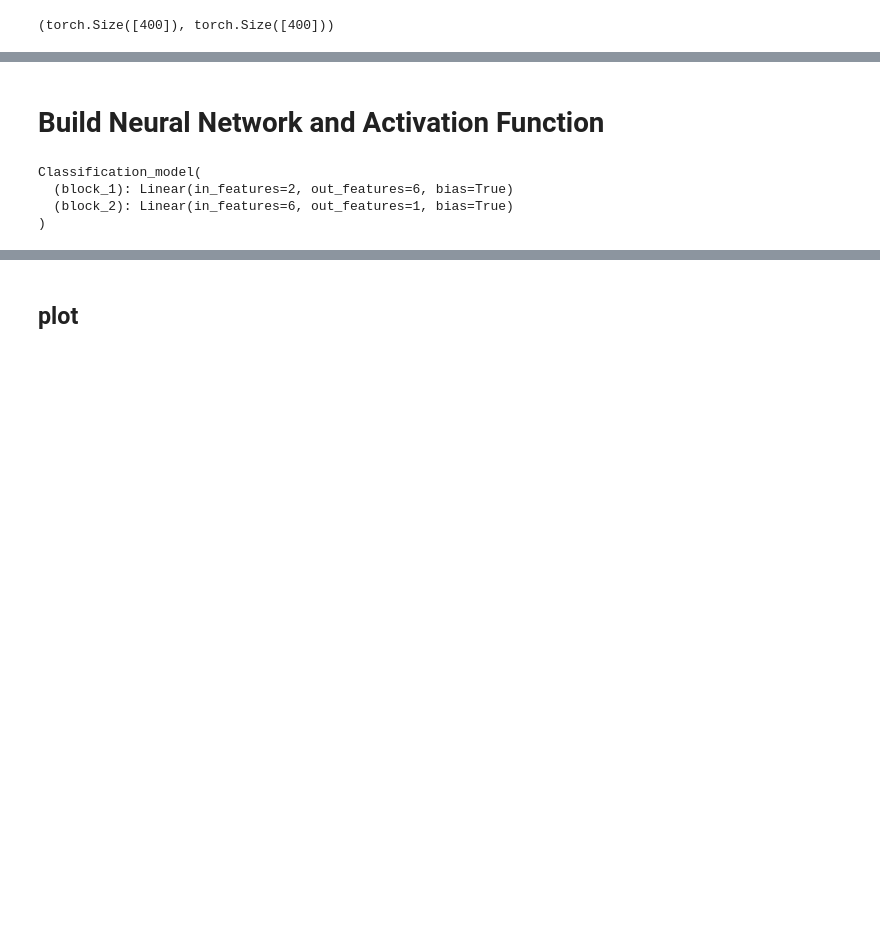
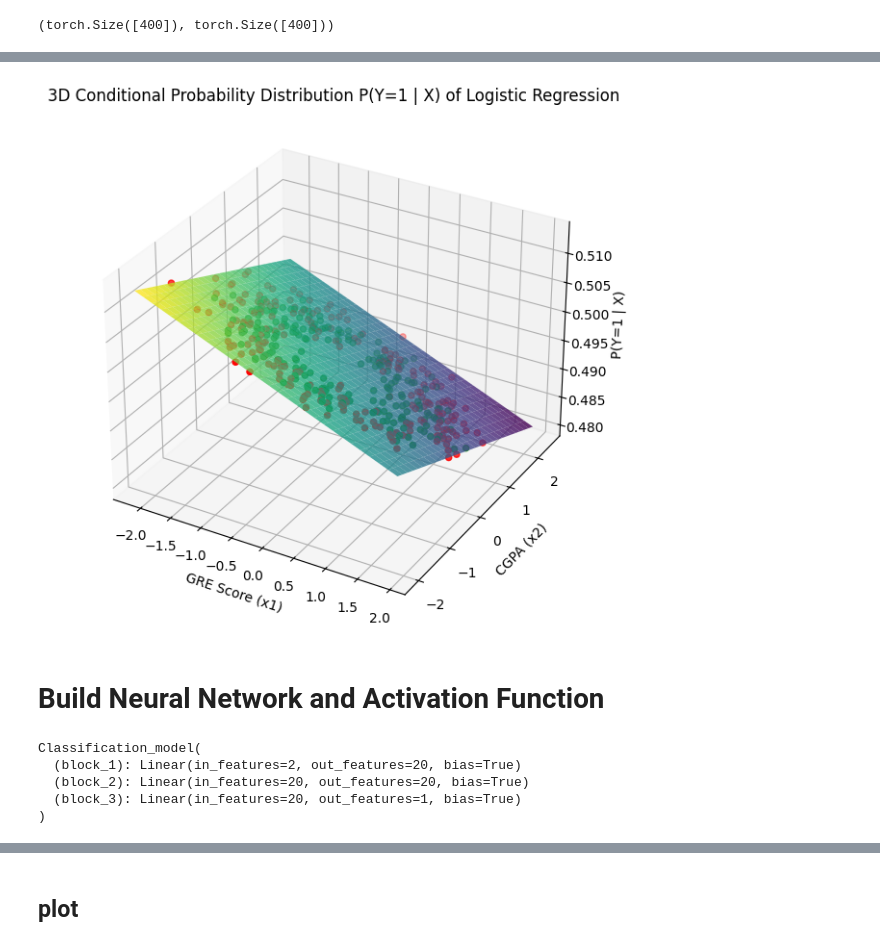
Before and after one commit to HongQuan1812/AIO2025, a Jupyter notebook: Module 5/NNET Logistic-Torch.ipynb, the cells around one changed output, grey strips where cells are left out. Saved outputs shown, nothing was run; the diff lists cells and outputs as text; code cells hidden in the pictures; blank space fills up the shorter version.

```diff
--- a/Module 5/NNET Logistic-Torch.ipynb
+++ b/Module 5/NNET Logistic-Torch.ipynb
@@ -214,5 +214,6 @@ x1.shape, x2.shape
 (torch.Size([400]), torch.Size([400]))
 # %%
 z = model(X_train)
-z.shape
+y_prob = torch.sigmoid(z)
+z.shape, y_prob.shape
 # %% [output]
@@ -491,11 +271,39 @@ plt.show()
+# %%
+# Create a meshgrid for the decision plane
+x1_range = np.linspace(min(x1), max(x1), 30)
+x2_range = np.linspace(min(x2), max(x2), 30)
+X1_mesh, X2_mesh = np.meshgrid(x1_range, x2_range)
+
+
+# Compute z-plane (decision boundary)
+Z_plane = w0 + w1 * X1_mesh + w2 * X2_mesh # model(X)
+ax1.plot_surface(X1_mesh, X2_mesh, Z_plane, color='cyan', alpha=0.5)
+P_Y_given_X = torch.sigmoid(Z_plane)  # Apply sigmoid
+
+# Plot 3D surface
+fig = plt.figure(figsize=(10, 7))
+ax = fig.add_subplot(111, projection='3d')
+ax.plot_surface(X1_mesh, X2_mesh, P_Y_given_X, cmap='viridis', alpha=0.8)
+ax.scatter(x1, x2, y_prob.detach().numpy().squeeze(), c=colors, marker='o', label="Data Points")
+
+# Labels
+ax.set_xlabel("GRE Score (x1)")
+ax.set_ylabel("CGPA (x2)")
+ax.set_zlabel("P(Y=1 | X)")
+ax.set_title("3D Conditional Probability Distribution P(Y=1 | X) of Logistic Regression")
+
+plt.show()
+# %% [output]
+[figure, added]
 # %% [markdown]
 # Build Neural Network and Activation Function
 # %%
 class Classification_model(torch.nn.Module):
     def __init__(self):
         super().__init__()
-        self.block_1 = torch.nn.Linear(2, 6)
-        self.block_2 = torch.nn.Linear(6, 1)
+        self.block_1 = torch.nn.Linear(2, 20)
+        self.block_2 = torch.nn.Linear(20, 20)
+        self.block_3 = torch.nn.Linear(20, 1)
 
 
     def forward(self, X):
@@ -504,14 +312,18 @@ class Classification_model(torch.nn.Module):
         # Activation function
         a1 = torch.relu(z1) # (m, 6)
         z2 = self.block_2(a1) # (m, 1) # w2 (1, 6)
-        return z2
+        a2 = torch.relu(z2) # (m, 1)
+        z3 = self.block_3(a2) # (m, 1) # w3 (1, 6)
+
+        return z3
 
 model = Classification_model()
 model
 # %% [output]
 Classification_model(
-  (block_1): Linear(in_features=2, out_features=6, bias=True)
-  (block_2): Linear(in_features=6, out_features=1, bias=True)
+  (block_1): Linear(in_features=2, out_features=20, bias=True)
+  (block_2): Linear(in_features=20, out_features=20, bias=True)
+  (block_3): Linear(in_features=20, out_features=1, bias=True)
 )
 # %%
 loss_function1 = torch.nn.BCELoss()
```
Also changed, not shown: parts of 26 cells of this notebook.
